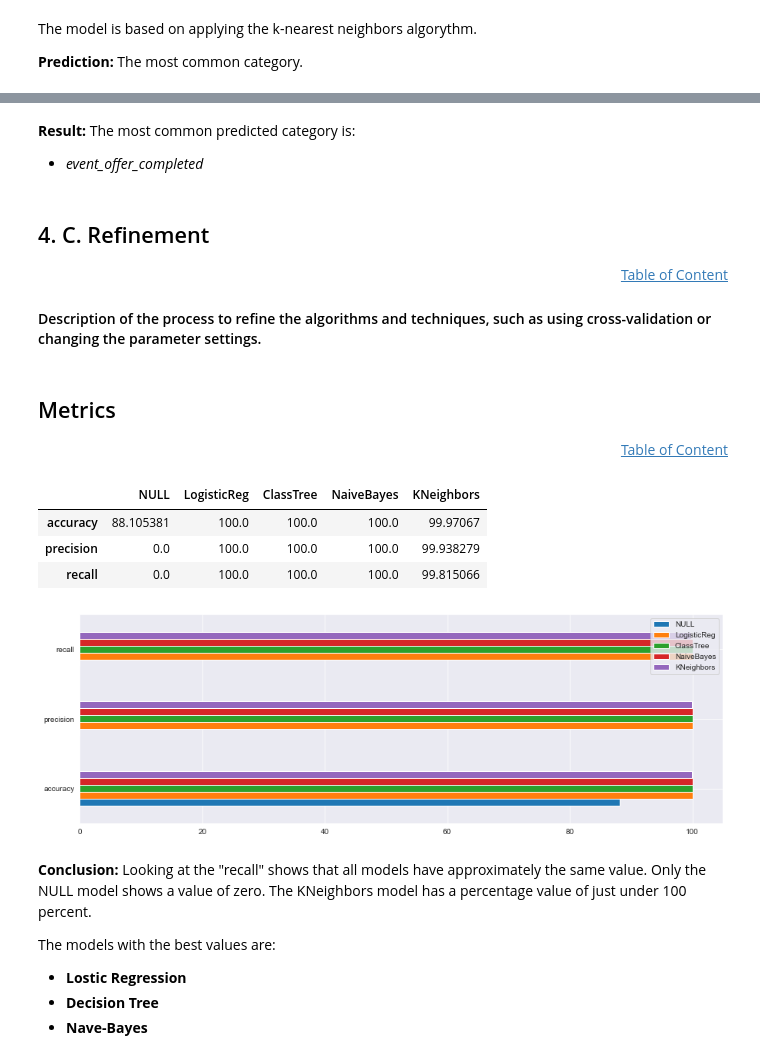
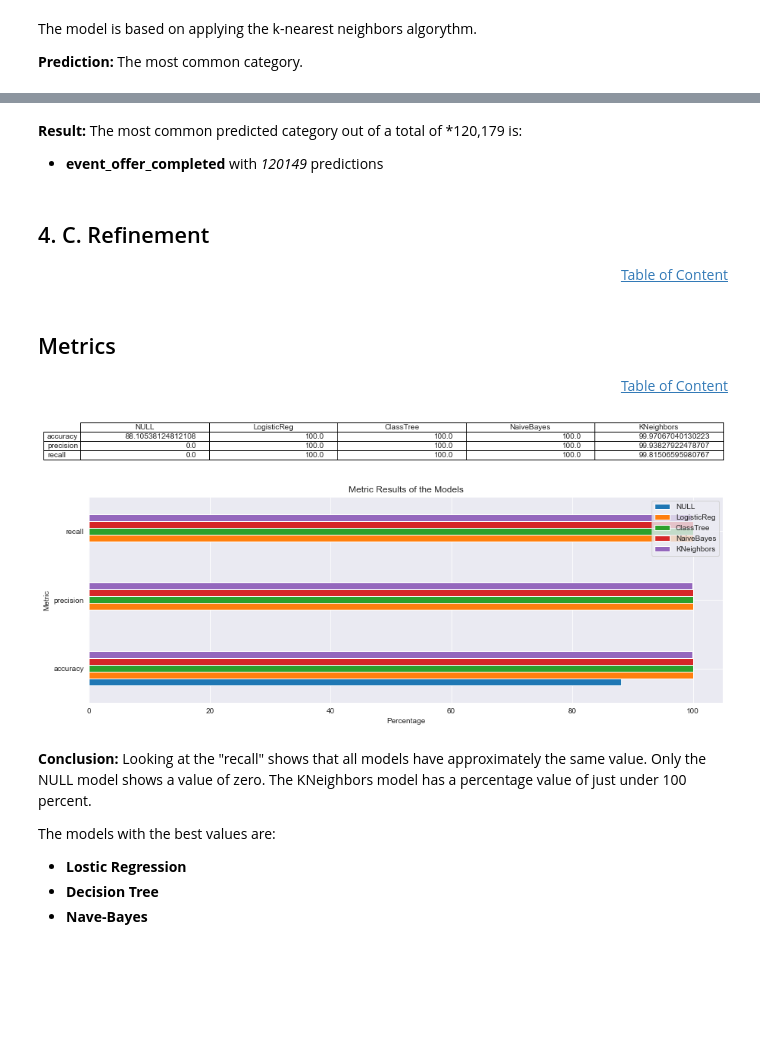
Before and after one commit to SebastianHess/Capstone_Project_Starbucks_Challenge, a Jupyter notebook: Starbucks_Capstone_notebook.ipynb, the cells around one changed output, grey strips where cells are left out. Saved outputs shown, nothing was run; the diff lists cells and outputs as text; code cells hidden in the pictures; blank space fills up the shorter version.

```diff
--- a/Starbucks_Capstone_notebook.ipynb
+++ b/Starbucks_Capstone_notebook.ipynb
@@ -2752,31 +2753,43 @@ Recall:  99.81506595980767
 # %% [markdown]
-**Result:** The most common predicted category is:
-   * *event_offer_completed*
+**Result:** The most common predicted category out of a total of *120,179 is:
+   * **event_offer_completed** with *120149* predictions
 # %% [markdown]
 <a id='sec3_3'></a>
 ## 4. C. Refinement
 <div style="text-align: right"><right><a href="#top">Table of Content</a></div>
-
-#### Description of the process to refine the algorithms and techniques, such as using cross-validation or changing the parameter settings.
 # %% [markdown]
 <a id='sec3_31'></a>
 ## Metrics
 <div style="text-align: right"><right><a href="#top">Table of Content</a></div>
-# %%
-# Displaying the data Frame of Metrics in percentage [%]
-metrics = 100*metrics
-metrics
-# %% [output]
-|  | NULL | LogisticReg | ClassTree | NaiveBayes | KNeighbors |
-| accuracy | 88.105381 | 100.0 | 100.0 | 100.0 | 99.97067 |
-| precision | 0.0 | 100.0 | 100.0 | 100.0 | 99.938279 |
-| recall | 0.0 | 100.0 | 100.0 | 100.0 | 99.815066 |
+# %%
+# Displaying the data Frame of Metrics in percentage [%]
+metrics = np.round((100*metrics), decimals=2)
+metrics
+
+# Plotting the table
+fig, axs = plt.subplots(2, 2, figsize=(15, 0.01))
+ax = plt.subplot(111, frame_on=False) # no visible frame
+ax.xaxis.set_visible(False)  # hide the x axis
+ax.yaxis.set_visible(False)  # hide the y axis
+
+table(ax, metrics);
+
+# Saving as a picture
+plt.savefig('metrics/plot_m1.1_metrics_table.png', dpi=300, bbox_inches = "tight", pad_inches=0);
+# %% [output]
+[figure, added]
 # %%
 # Plotting the metrics as a visualization
 fig, ax = plt.subplots(figsize=(15,5))
-metrics.plot(kind='barh', ax=ax);
+metrics.plot(kind='barh', ax=ax)
+ax.set_xlabel('Percentage')
+ax.set_ylabel('Metric')
+ax.set_title('Metric Results of the Models')
+
+# Saving as a picture
+plt.savefig('metrics/plot_m1.2_metrics_bar.png', dpi=300);
 # %% [output]
-[figure, old version]
+[figure, new version]
 # %% [markdown]
 **Conclusion:** Looking at the "recall" shows that all models have approximately the same value. Only the NULL model shows a value of zero. The KNeighbors model has a percentage value of just under 100 percent.
 
```
Also changed, not shown: parts of 48 cells of this notebook, 1 other file.
